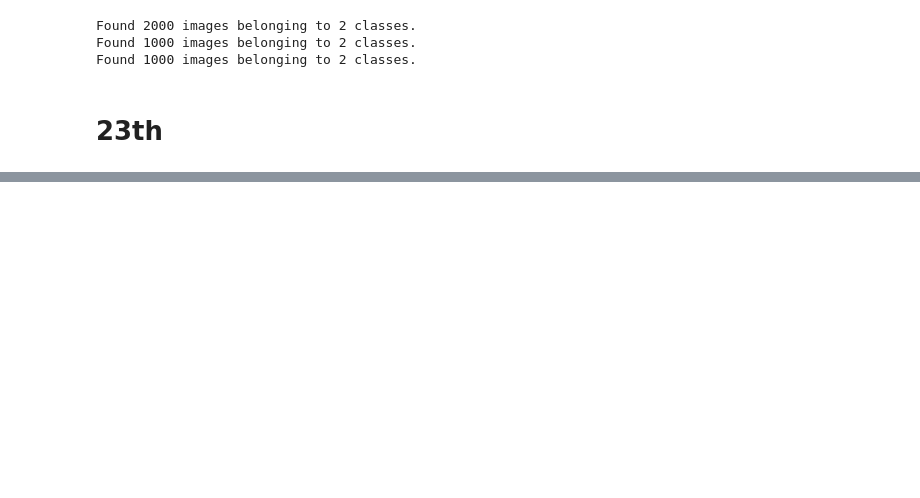
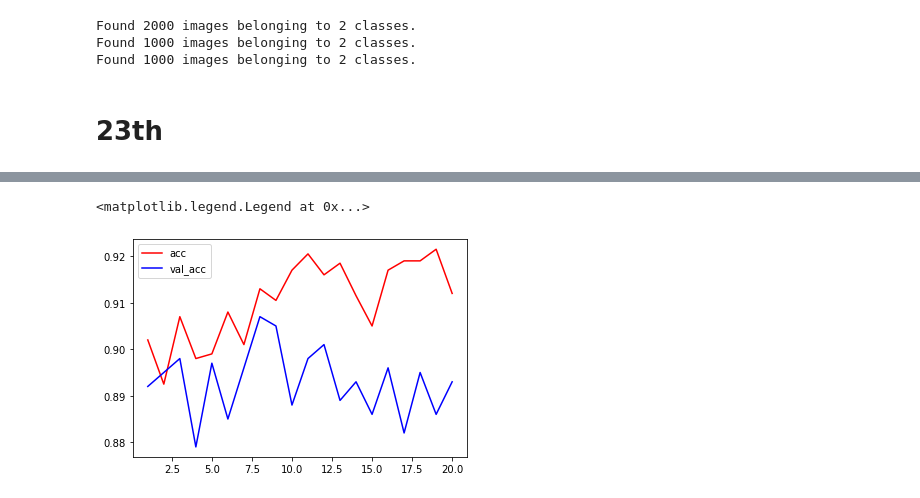
Before and after one commit to songmine/deepLearning_study, a Jupyter notebook: 8.강아지고양이 인식(21Oct~).ipynb, the cells around one changed output, grey strips where cells are left out. Saved outputs shown, nothing was run; the diff lists cells and outputs as text; code cells hidden in the pictures; blank space fills up the shorter version.

```diff
--- a/8.강아지고양이 인식(21Oct~).ipynb
+++ b/8.강아지고양이 인식(21Oct~).ipynb
@@ -405,0 +706,10 @@ train_feature = np.reshape()
+# %%
+model4.compile(loss="binary_crossentropy",
+              optimizer="adam",
+              metrics=["acc"])
+
+h5 = model4.fit(train_generator,
+               epochs=20,
+               steps_per_epoch=100,       ##20개씩 땡겨오고 2000개이므로 100  ##20개씩넘어오니 batch_size는 필요없음
+               validation_data=validation_generator,
+               validation_steps=50)
@@ -405,0 +734,14 @@ train_feature = np.reshape()
+# %%
+import matplotlib.pyplot as plt
+
+acc = h5.history["acc"]
+val_acc = h5.history["val_acc"]
+
+epochs = range(1, len(acc) + 1)
+
+plt.plot(epochs, acc, 'r', label='acc')
+plt.plot(epochs, val_acc, 'b', label='val_acc')
+plt.legend()
+# %% [output]
+<matplotlib.legend.Legend at 0x...>
+[figure, added]
```
Also changed, not shown: parts of 47 cells of this notebook, 2 other files.
